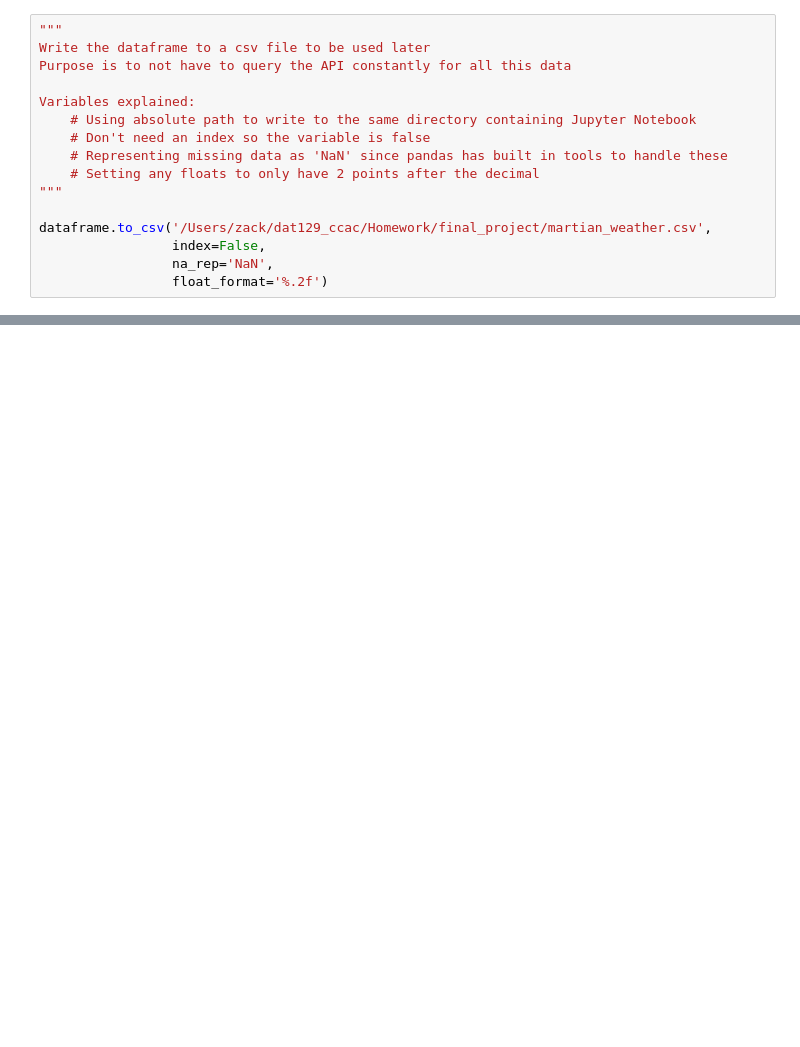
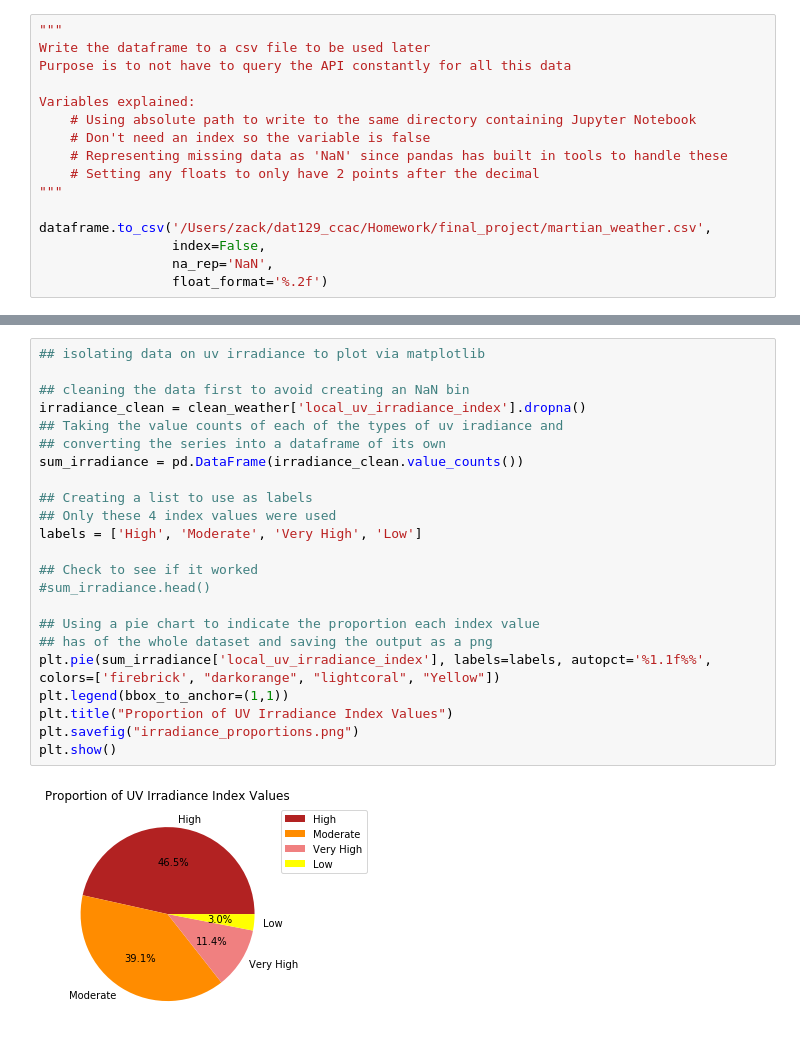
Before and after one commit to zachary-trozenski/dat129_ccac, a Jupyter notebook: Homework/final_project/Final_Project_DAT_129.ipynb, the cells around one changed output, grey strips where cells are left out. Cells and saved outputs as stored; diff of their text form; blank space fills up the shorter version.

```diff
--- a/Homework/final_project/Final_Project_DAT_129.ipynb
+++ b/Homework/final_project/Final_Project_DAT_129.ipynb
@@ -154,0 +126,25 @@ weather_df.head()
+# %%
+## isolating data on uv irradiance to plot via matplotlib
+
+## cleaning the data first to avoid creating an NaN bin
+irradiance_clean = clean_weather['local_uv_irradiance_index'].dropna()
+## Taking the value counts of each of the types of uv iradiance and
+## converting the series into a dataframe of its own
+sum_irradiance = pd.DataFrame(irradiance_clean.value_counts())
+
+## Creating a list to use as labels
+## Only these 4 index values were used
+labels = ['High', 'Moderate', 'Very High', 'Low']
+
+## Check to see if it worked
+#sum_irradiance.head()
+
+## Using a pie chart to indicate the proportion each index value
+## has of the whole dataset and saving the output as a png
+plt.pie(sum_irradiance['local_uv_irradiance_index'], labels=labels, autopct='%1.1f%%', colors=['firebrick', "darkorange", "lightcoral", "Yellow"])
+plt.legend(bbox_to_anchor=(1,1))
+plt.title("Proportion of UV Irradiance Index Values")
+plt.savefig("irradiance_proportions.png")
+plt.show()
+# %% [output]
+[figure, added]
```
Also changed, not shown: parts of 6 cells of this notebook, 4 other files.
